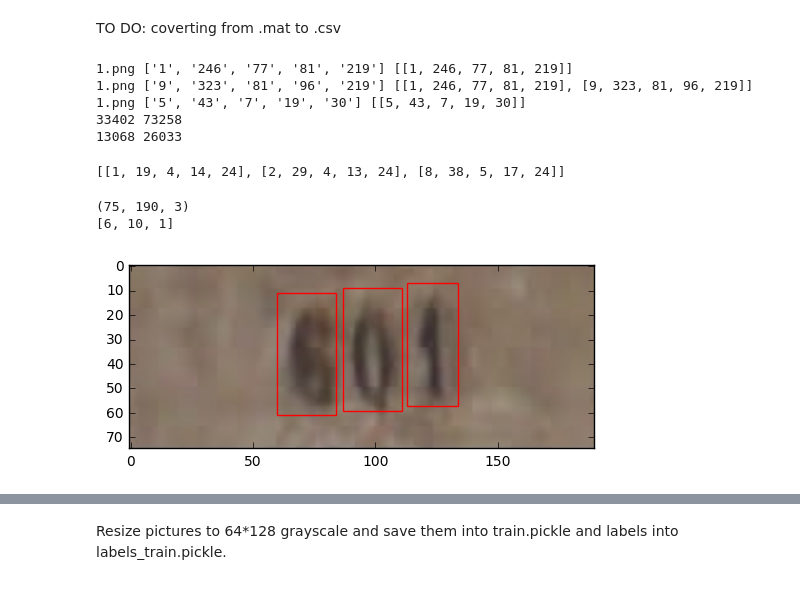
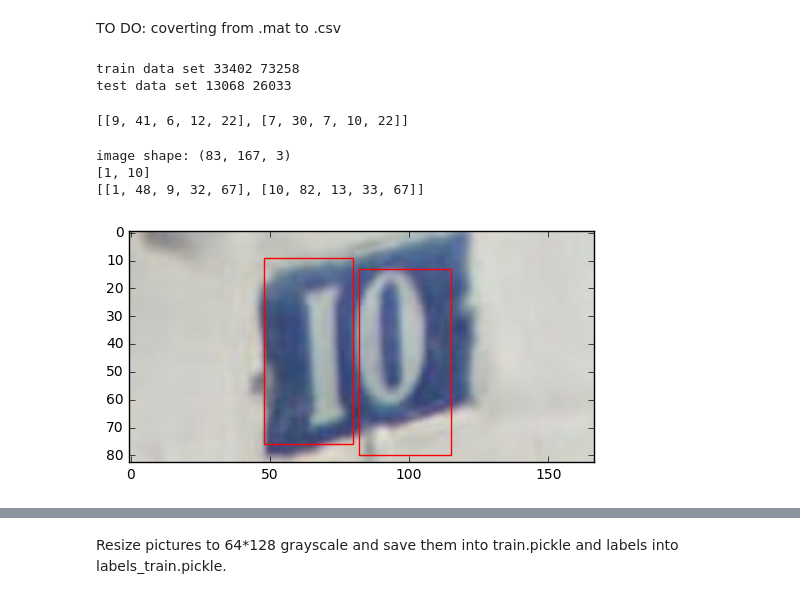
Before and after one commit to Logic4Twisted/SVHN, a Jupyter notebook: SVHN.ipynb, the cells around one changed output, grey strips where cells are left out. Drawn from its saved outputs; the diff is of its cells as text; code cells hidden in the pictures.

```diff
--- a/SVHN.ipynb
+++ b/SVHN.ipynb
@@ -53,46 +53,42 @@ def read_csv(filename):
             if not item[0] in d:
                 d[item[0]] = []
             d[item[0]].append([int(x) for x in item[1:]])
-            if item[0].startswith('1.png'):
-                print (item[0], item[1:], d[item[0]])
         return d, len(data_list)
-
 
 labels_train_data_dict, training_digits = read_csv(root_dir + '/data/train/trainData.csv')
 labels_test_data_dict, test_digits = read_csv(root_dir + '/data/test/testData.csv')
-print (len(labels_train_data_dict), training_digits)
-print (len(labels_test_data_dict), test_digits)
+print ('train data set', len(labels_train_data_dict), training_digits)
+print ('test data set', len(labels_test_data_dict), test_digits)
 # %% [output]
-1.png ['1', '246', '77', '81', '219'] [[1, 246, 77, 81, 219]]
-1.png ['9', '323', '81', '96', '219'] [[1, 246, 77, 81, 219], [9, 323, 81, 96, 219]]
-1.png ['5', '43', '7', '19', '30'] [[5, 43, 7, 19, 30]]
-33402 73258
-13068 26033
+train data set 33402 73258
+test data set 13068 26033
 # %%
-labels_train_data_dict['9.png']
+labels_train_data_dict['10855.png']
 # %% [output]
-[[1, 19, 4, 14, 24], [2, 29, 4, 13, 24], [8, 38, 5, 17, 24]]
+[[9, 41, 6, 12, 22], [7, 30, 7, 10, 22]]
 # %%
-to_display = '25.png'
-
 import matplotlib.patches as patches
 from PIL import Image
+
+to_display = '13068.png'
 
 im = np.array(Image.open(root_dir + '/data/train/' + to_display), dtype=np.uint8)
 # Create figure and axes
 fig,ax = plt.subplots(1)
 # Display the image
 ax.imshow(im)
-print (im.shape)
+print ('image shape:', im.shape)
 for digit_loc in labels_train_data_dict[to_display]:
     # Create a Rectangle patch
-    # print (digit_loc)
     rect = patches.Rectangle((digit_loc[1],digit_loc[2]),digit_loc[3],digit_loc[4],linewidth=1,edgecolor='r',facecolor='none')
     # Add the patch to the Axes
     ax.add_patch(rect)
+labels_train_data_dict[to_display].sort(key=lambda x: x[1])
 print ([d[0] for d in labels_train_data_dict[to_display]])
+print (labels_train_data_dict[to_display])
 plt.show()
 # %% [output]
-(75, 190, 3)
-[6, 10, 1]
+image shape: (83, 167, 3)
+[1, 10]
+[[1, 48, 9, 32, 67], [10, 82, 13, 33, 67]]
-[figure, old version]
+[figure, new version]
```
Also changed, not shown: parts of 14 cells of this notebook, 1 other file.
